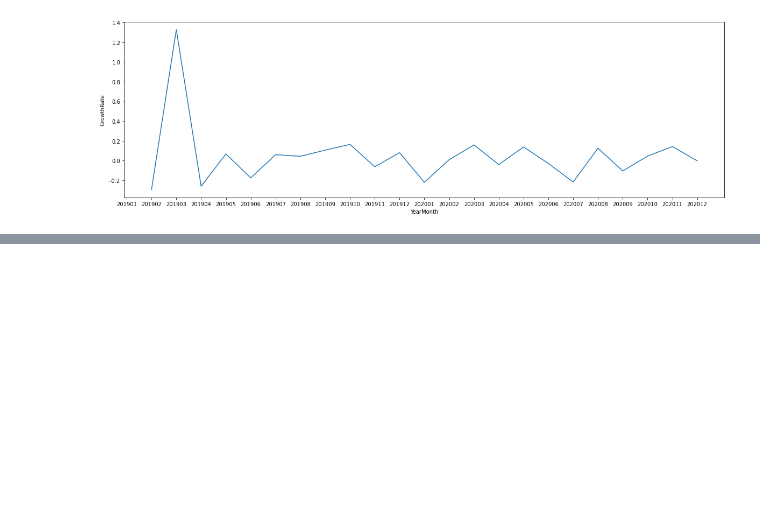
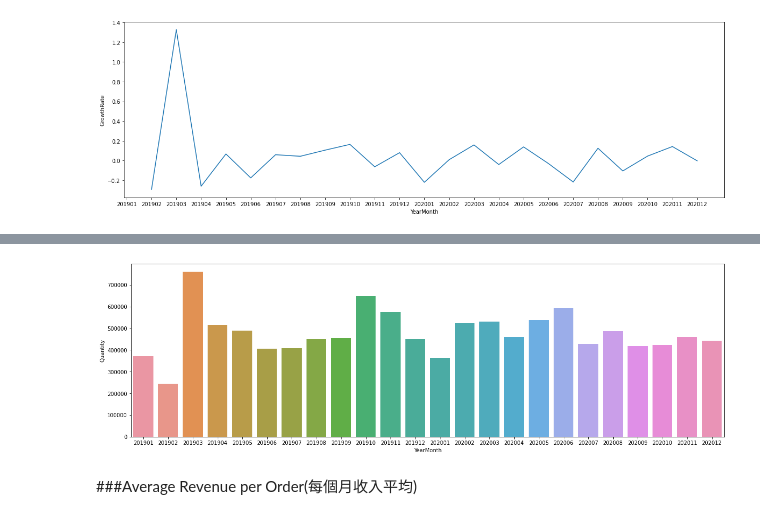
Before and after one commit to 01-slime/EDA, a Jupyter notebook: EDA.ipynb, the cells around one changed output, grey strips where cells are left out. Drawn from its saved outputs; the diff is of its cells as text; code cells hidden in the pictures; blank space fills up the shorter version.

```diff
--- a/EDA.ipynb
+++ b/EDA.ipynb
@@ -608,0 +611,3 @@ plt.show()
+# %%
+tx_revenue1 = sales_data1.groupby(['YearMonth'])['Quantity'].sum().reset_index() #算出每個月的加總Quantity
+tx_revenue1
@@ -608,0 +645,8 @@ plt.show()
+# %%
+fig,axes = plt.subplots(figsize=(20,6))
+sns.barplot(ax = axes,x='YearMonth',y='Quantity',data=tx_revenue1) #使用barplot做圖
+plt.show()
+# %% [output]
+[figure, added]
+# %% [markdown]
+###Average Revenue per Order(每個月收入平均)
```
Also changed, not shown: parts of 16 cells of this notebook.
